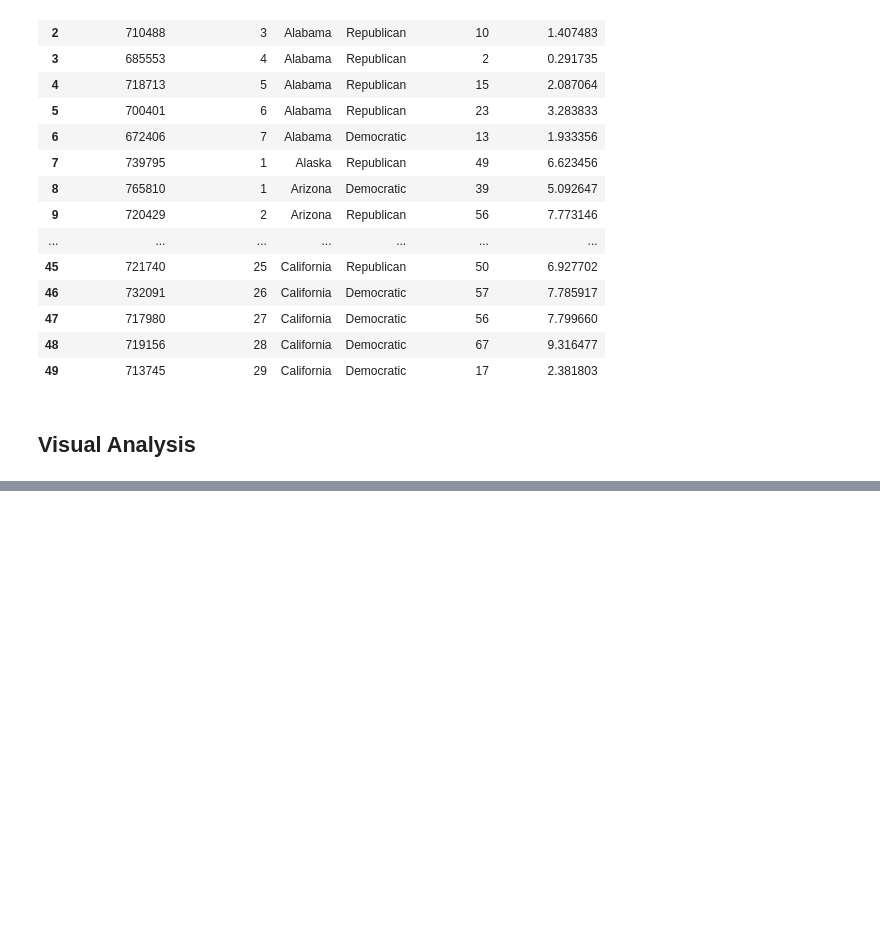
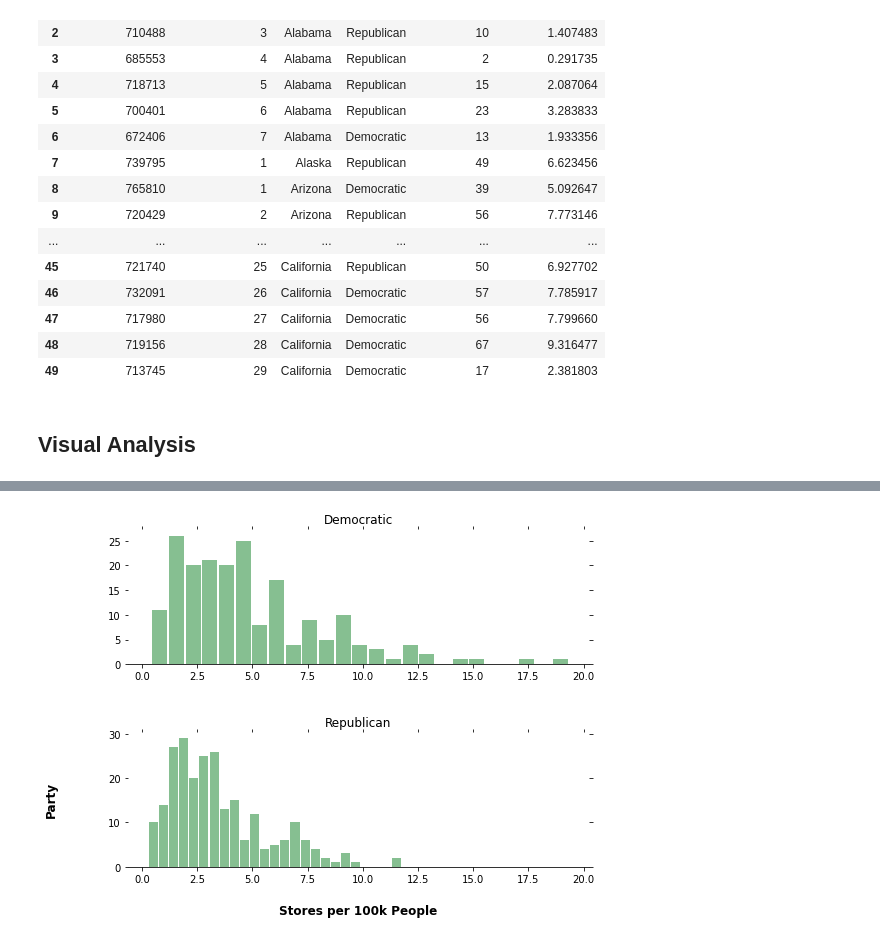
Before and after one commit to evroth/331-repo-demo, a Jupyter notebook: Congressional_Analysis.ipynb, the cells around one changed output, grey strips where cells are left out. Cells and saved outputs as stored; diff of their text form; code cells hidden in the pictures; blank space fills up the shorter version.

```diff
--- a/Congressional_Analysis.ipynb
+++ b/Congressional_Analysis.ipynb
@@ -325,0 +337,6 @@ combined_df.head(50)
+# %%
+# Data type conversions
+df = combined_df[['party', 'stores_per_100k']].copy()
+df['party'] = combined_df['party'].astype(object)
+df['stores_per_100k'] = df['stores_per_100k']
+df.head()
@@ -325,0 +350,26 @@ combined_df.head(50)
+# %%
+ax = df.hist(column='stores_per_100k', by='party', bins=25, grid=False, figsize=(8,10), layout=(3,1), sharex=True, color='#86bf91', zorder=2, rwidth=0.9)
+
+for i,x in enumerate(ax):
+
+    # Despine
+    x.spines['right'].set_visible(False)
+    x.spines['top'].set_visible(False)
+    x.spines['left'].set_visible(False)
+
+    # Switch off ticks
+    x.tick_params(axis="both", which="both", bottom="off", top="off", labelbottom="on", left="off", right="off", labelleft="on")
+
+    # Set x-axis label
+    x.set_xlabel("Stores per 100k People", labelpad=20, weight='bold', size=12)
+
+    # Set y-axis label
+    if i == 1:
+        x.set_ylabel("Party", labelpad=50, weight='bold', size=12)
+
+    # Format y-axis label
+    x.yaxis.set_major_formatter(StrMethodFormatter('{x:,g}'))
+
+    x.tick_params(axis='x', rotation=0)
+# %% [output]
+[figure, added]
```
Also changed, not shown: parts of 5 cells of this notebook.
